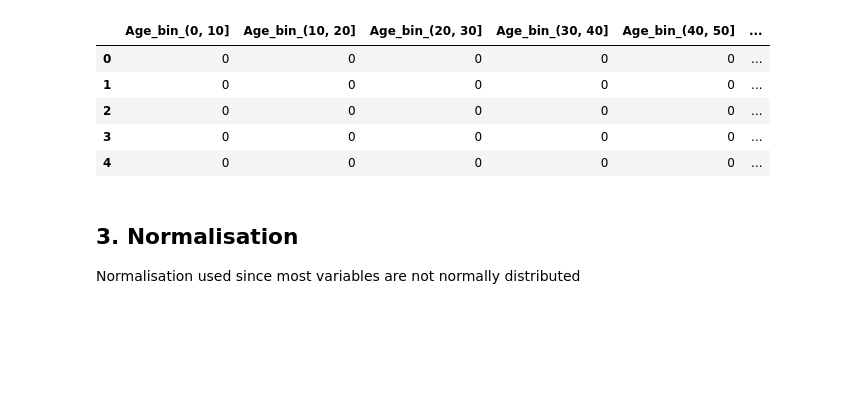
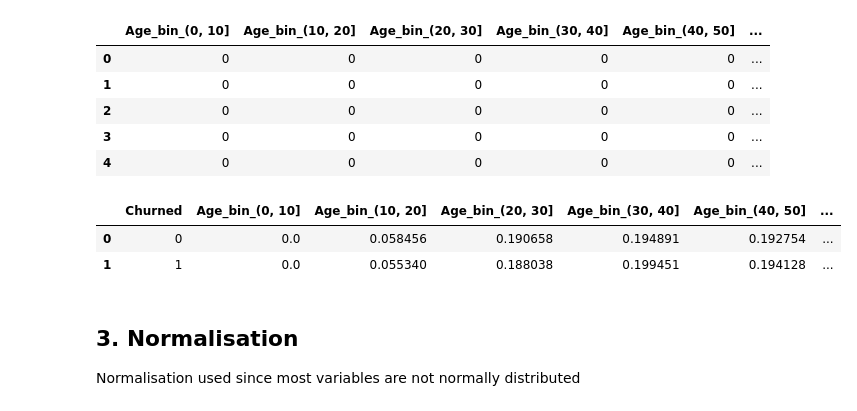
Before and after one commit to briceshun/churn-model, a Jupyter notebook: 11_FeatureEngineering.ipynb, the cells around one changed output. Cells and saved outputs as stored; diff of their text form; code cells hidden in the pictures; blank space fills up the shorter version.

```diff
--- a/11_FeatureEngineering.ipynb
+++ b/11_FeatureEngineering.ipynb
@@ -100,6 +100,25 @@ df_ori_encoded_num.head()
 | 2 | 0 | 0 | 0 | 0 | 0 | ... |
 | 3 | 0 | 0 | 0 | 0 | 0 | ... |
 | 4 | 0 | 0 | 0 | 0 | 0 | ... |
+# %%
+for col in df_ori_encoded_num.columns:
+    df_ori_encoded_num[col] = np.where(df_ori_encoded_num[col]==True, 1, 0)
+
+df_ori_encoded_label = pd.concat([df_ori_encoded_num, df_ori['Churned']], axis=1)
+stats_bin = df_ori_encoded_label.groupby('Churned')[df_ori_encoded_num.columns].sum().reset_index()
+
+## Scale
+stats_bin_scaled = stats_bin.copy()
+for col in df_ori_encoded_num.columns:
+    stats_bin_scaled[col] = np.where(stats_bin_scaled['Churned']==0,
+                                    stats_bin_scaled[col] / float(df_ori_encoded[df_ori_encoded['Churned']==0]['Churned'].count()),
+                                    stats_bin_scaled[col] / float(df_ori_encoded[df_ori_encoded['Churned']==1]['Churned'].count())
+    )
+stats_bin_scaled
+# %% [output]
+|  | Churned | Age_bin_(0, 10] | Age_bin_(10, 20] | Age_bin_(20, 30] | Age_bin_(30, 40] | Age_bin_(40, 50] | ... |
+| 0 | 0 | 0.0 | 0.058456 | 0.190658 | 0.194891 | 0.192754 | ... |
+| 1 | 1 | 0.0 | 0.055340 | 0.188038 | 0.199451 | 0.194128 | ... |
 # %% [markdown]
 ## 3. Normalisation
 Normalisation used since most variables are not normally distributed
```
